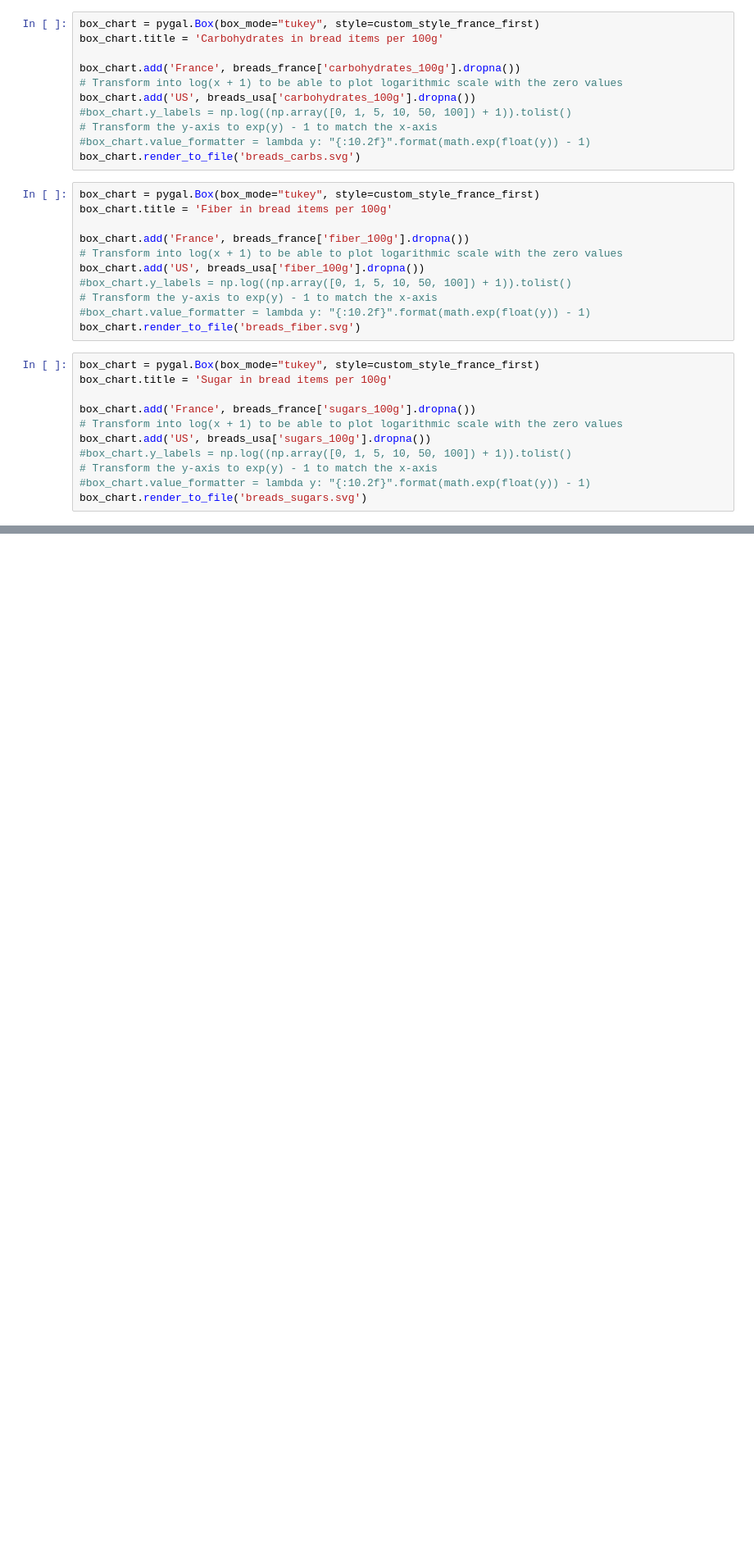
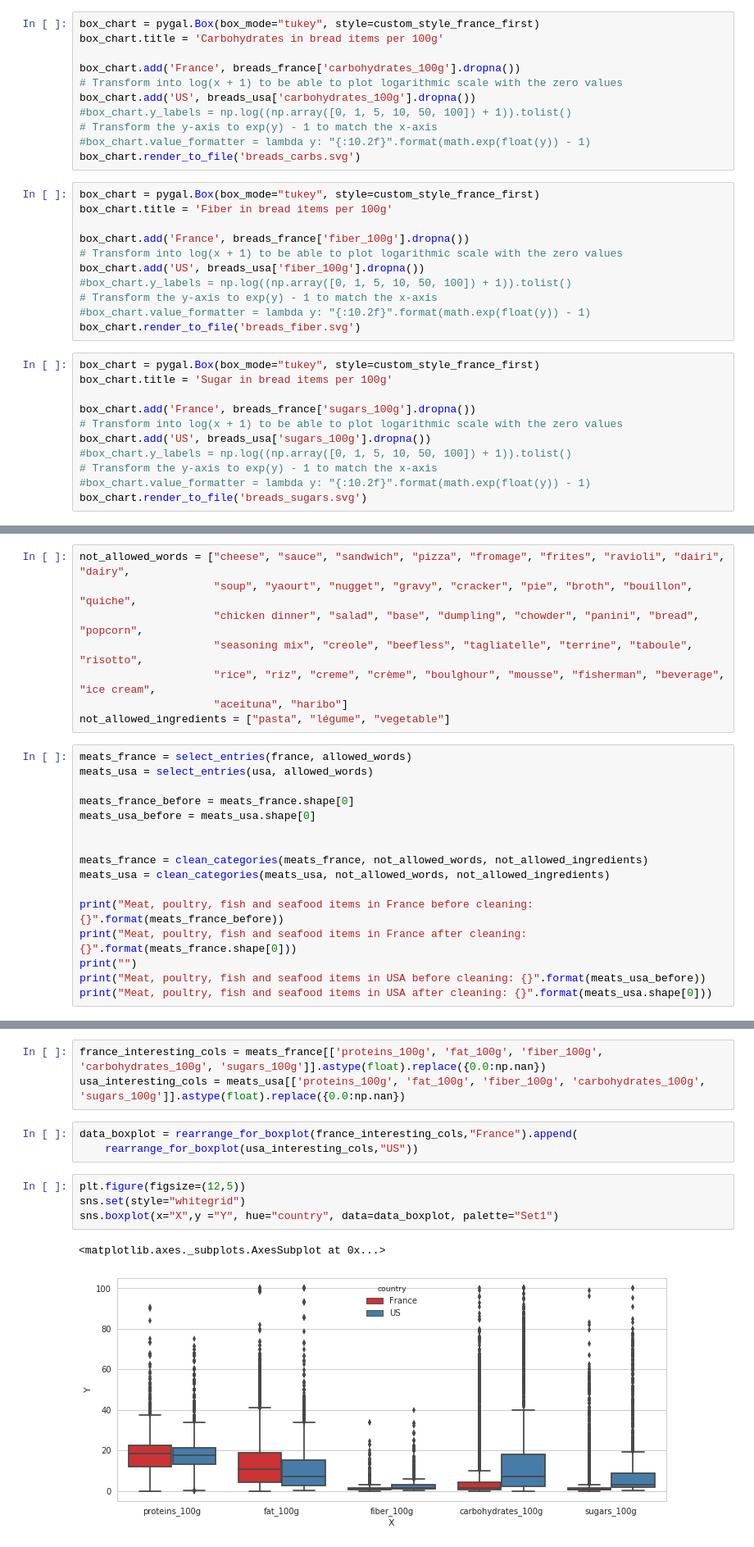
Before and after one commit to emmwel/ADAeda, a Jupyter notebook: Project/data_exploration.ipynb, the cells around one changed output, grey strips where cells are left out. Shown at 82% size. Saved outputs shown, nothing was run; the diff lists cells and outputs as text; blank space fills up the shorter version.

Commit message:
add meats category to data exploration

```diff
--- a/Project/data_exploration.ipynb
+++ b/Project/data_exploration.ipynb
@@ -801,0 +768,24 @@ box_chart.render_to_file('breads_sugars.svg')
+# %%
+not_allowed_words = ["cheese", "sauce", "sandwich", "pizza", "fromage", "frites", "ravioli", "dairi", "dairy",
+                     "soup", "yaourt", "nugget", "gravy", "cracker", "pie", "broth", "bouillon", "quiche",
+                     "chicken dinner", "salad", "base", "dumpling", "chowder", "panini", "bread", "popcorn",
+                     "seasoning mix", "creole", "beefless", "tagliatelle", "terrine", "taboule", "risotto",
+                     "rice", "riz", "creme", "crème", "boulghour", "mousse", "fisherman", "beverage", "ice cream",
+                     "aceituna", "haribo"]
+not_allowed_ingredients = ["pasta", "légume", "vegetable"]
+# %%
+meats_france = select_entries(france, allowed_words)
+meats_usa = select_entries(usa, allowed_words)
+
+meats_france_before = meats_france.shape[0]
+meats_usa_before = meats_usa.shape[0]
+
+
+meats_france = clean_categories(meats_france, not_allowed_words, not_allowed_ingredients)
+meats_usa = clean_categories(meats_usa, not_allowed_words, not_allowed_ingredients)
+
+print("Meat, poultry, fish and seafood items in France before cleaning: {}".format(meats_france_before))
+print("Meat, poultry, fish and seafood items in France after cleaning: {}".format(meats_france.shape[0]))
+print("")
+print("Meat, poultry, fish and seafood items in USA before cleaning: {}".format(meats_usa_before))
+print("Meat, poultry, fish and seafood items in USA after cleaning: {}".format(meats_usa.shape[0]))
@@ -801,0 +800,13 @@ box_chart.render_to_file('breads_sugars.svg')
+# %%
+france_interesting_cols = meats_france[['proteins_100g', 'fat_100g', 'fiber_100g', 'carbohydrates_100g', 'sugars_100g']].astype(float).replace({0.0:np.nan})
+usa_interesting_cols = meats_usa[['proteins_100g', 'fat_100g', 'fiber_100g', 'carbohydrates_100g', 'sugars_100g']].astype(float).replace({0.0:np.nan})
+# %%
+data_boxplot = rearrange_for_boxplot(france_interesting_cols,"France").append(
+    rearrange_for_boxplot(usa_interesting_cols,"US"))
+# %%
+plt.figure(figsize=(12,5))
+sns.set(style="whitegrid")
+sns.boxplot(x="X",y ="Y", hue="country", data=data_boxplot, palette="Set1")
+# %% [output]
+<matplotlib.axes._subplots.AxesSubplot at 0x...>
+[figure, added]
```
Also changed, not shown: parts of 18 cells of this notebook, 2 other files.
